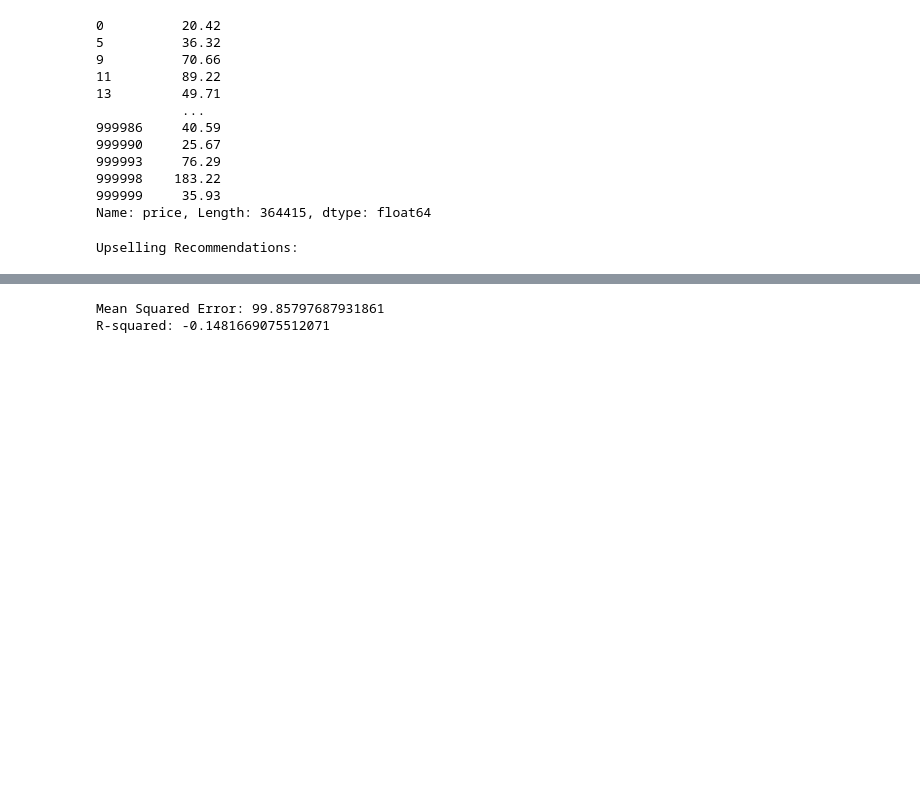
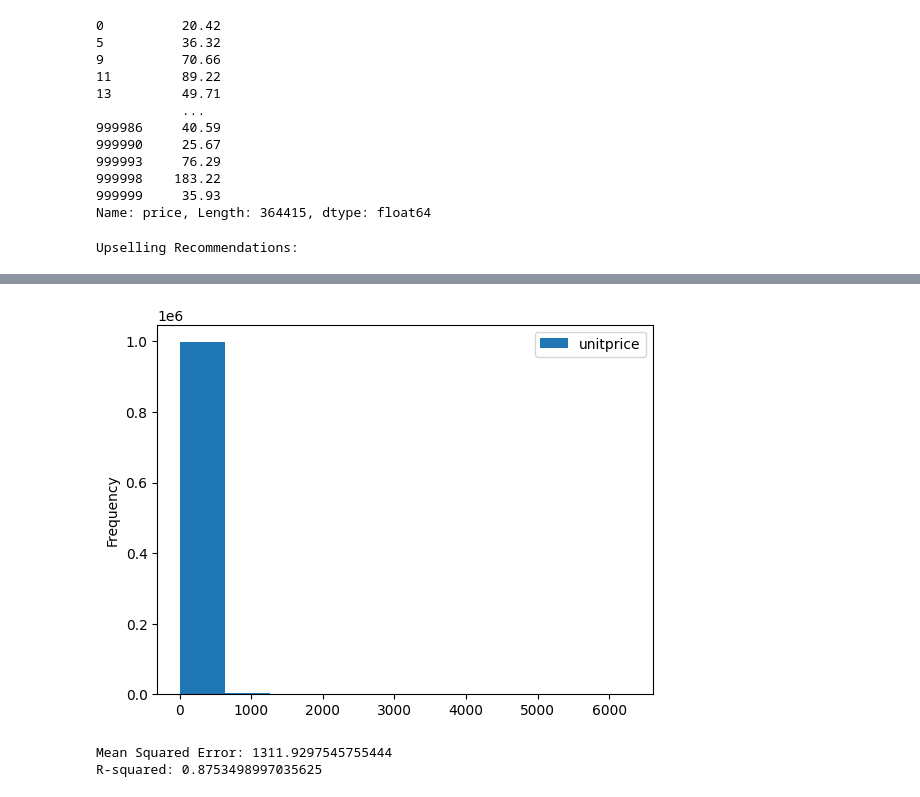
Before and after one commit to MariamTakoo/Availa-GP, a Jupyter notebook: DataCleaned_.ipynb, the cells around one changed output, grey strips where cells are left out. Drawn from its saved outputs; the diff is of its cells as text; code cells hidden in the pictures; blank space fills up the shorter version.

```diff
--- a/DataCleaned_.ipynb
+++ b/DataCleaned_.ipynb
@@ -677,6 +670,13 @@ data
+# %%
+data.plot(x='price', y='unitprice', kind='hist')
+
+# Show the plot
+plt.show()
+# %% [output]
+[figure, added]
 # %%
 data=data.dropna();
-X = data[['amount', 'diff']]
+X = data[['unitprice','diff','amount']]
 y = data['price']
 from sklearn.model_selection import train_test_split
 from sklearn.linear_model import LinearRegression
@@ -700,6 +700,11 @@ r2 = r2_score(y_test, y_pred)
 
 print(f"Mean Squared Error: {mse}")
 print(f"R-squared: {r2}")
+# 0.00 - 0.20: Weak or no relationship
+# 0.20 - 0.40: Fair relationship
+# 0.40 - 0.60: Moderate relationship
+# 0.60 - 0.80: Strong relationship
+# 0.80 - 1.00: Very strong relationship
 # %% [output]
-Mean Squared Error: 99.85797687931861
-R-squared: -0.1481669075512071
+Mean Squared Error: 1311.9297545755444
+R-squared: 0.8753498997035625
```
Also changed, not shown: parts of 14 cells of this notebook.
